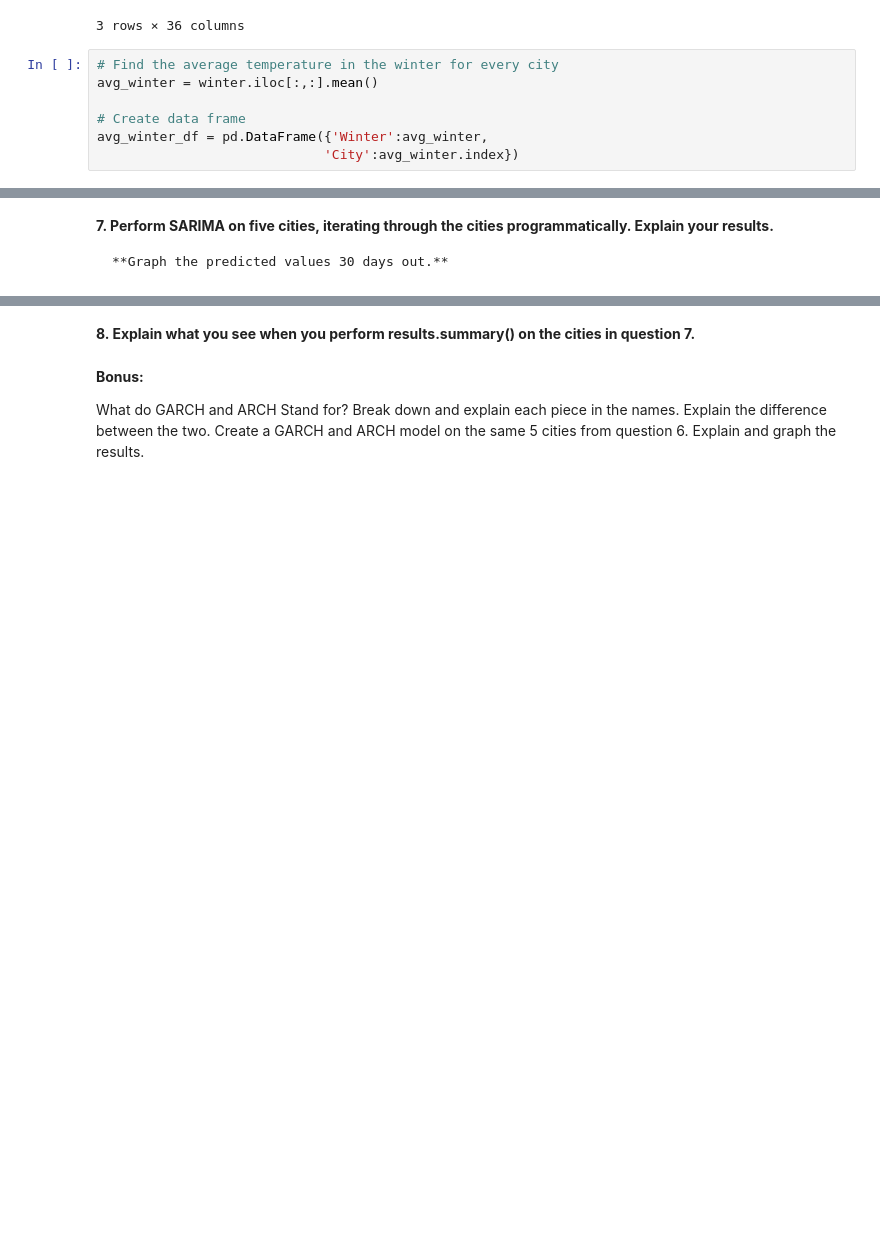
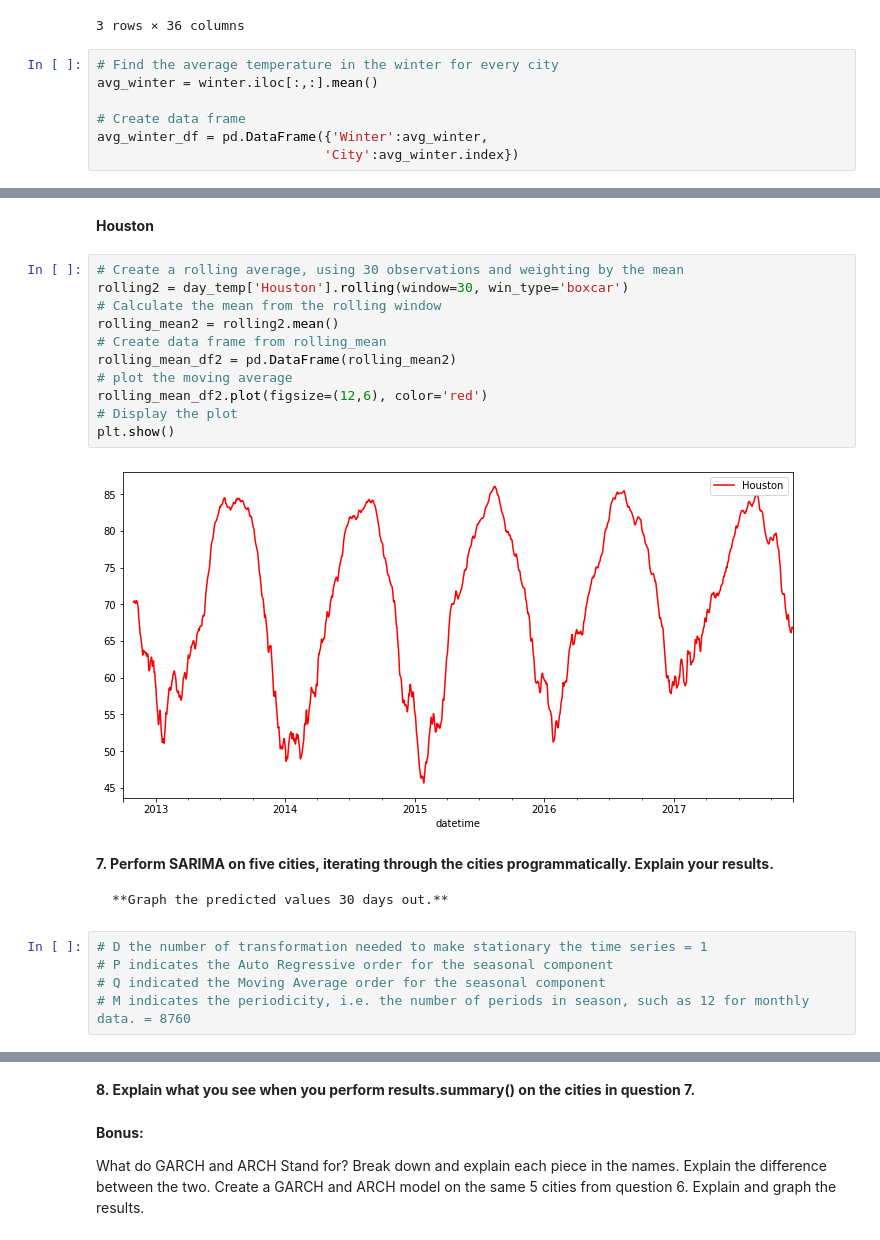
Before and after one commit to artolon/HW11-Time-Series, a Jupyter notebook: Homework11 - Time Series Analysis.ipynb, the cells around one changed output, grey strips where cells are left out. Cells and saved outputs as stored; diff of their text form; blank space fills up the shorter version.

```diff
--- a/Homework11 - Time Series Analysis.ipynb
+++ b/Homework11 - Time Series Analysis.ipynb
@@ -178,4 +339,24 @@ Rolling averages are a *type* of moving average. Rolling averages have a 'weight
+# %% [markdown]
+**Houston**
+# %%
+# Create a rolling average, using 30 observations and weighting by the mean
+rolling2 = day_temp['Houston'].rolling(window=30, win_type='boxcar')
+# Calculate the mean from the rolling window
+rolling_mean2 = rolling2.mean()
+# Create data frame from rolling_mean
+rolling_mean_df2 = pd.DataFrame(rolling_mean2)
+# plot the moving average
+rolling_mean_df2.plot(figsize=(12,6), color='red')
+# Display the plot
+plt.show()
+# %% [output]
+[figure, added]
 # %% [markdown]
 **7.	Perform SARIMA on five cities, iterating through the cities programmatically. Explain your results.**
 
     **Graph the predicted values 30 days out.**
+# %%
+# D the number of transformation needed to make stationary the time series = 1
+# P indicates the Auto Regressive order for the seasonal component
+# Q indicated the Moving Average order for the seasonal component
+# M indicates the periodicity, i.e. the number of periods in season, such as 12 for monthly data. = 8760
```
Also changed, not shown: parts of 37 cells of this notebook.
